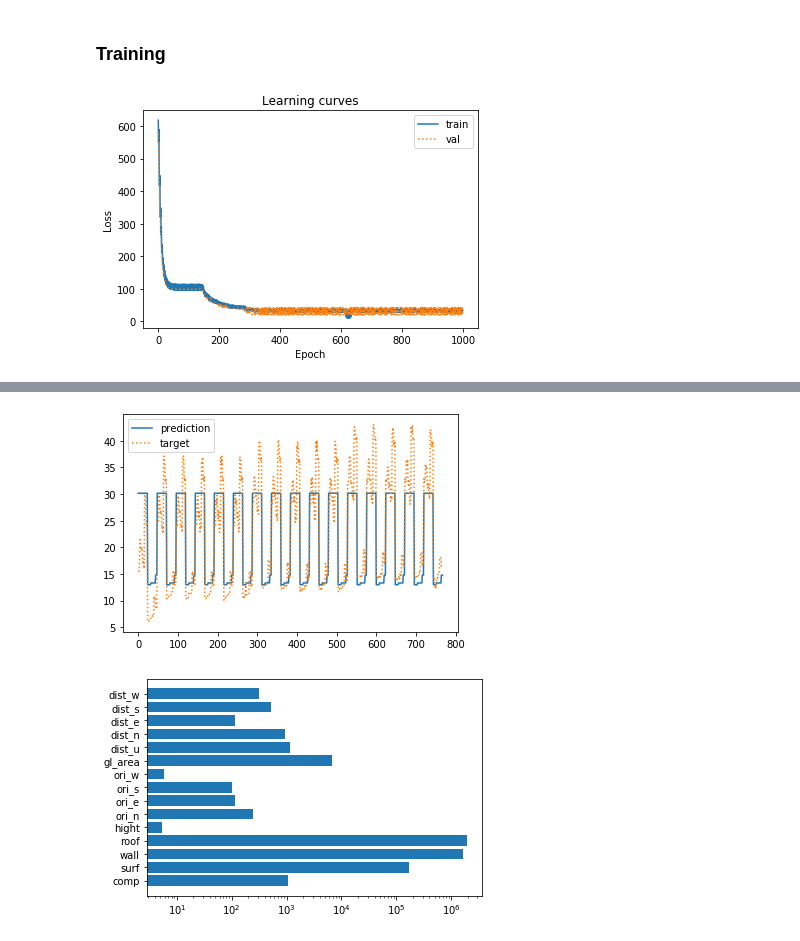
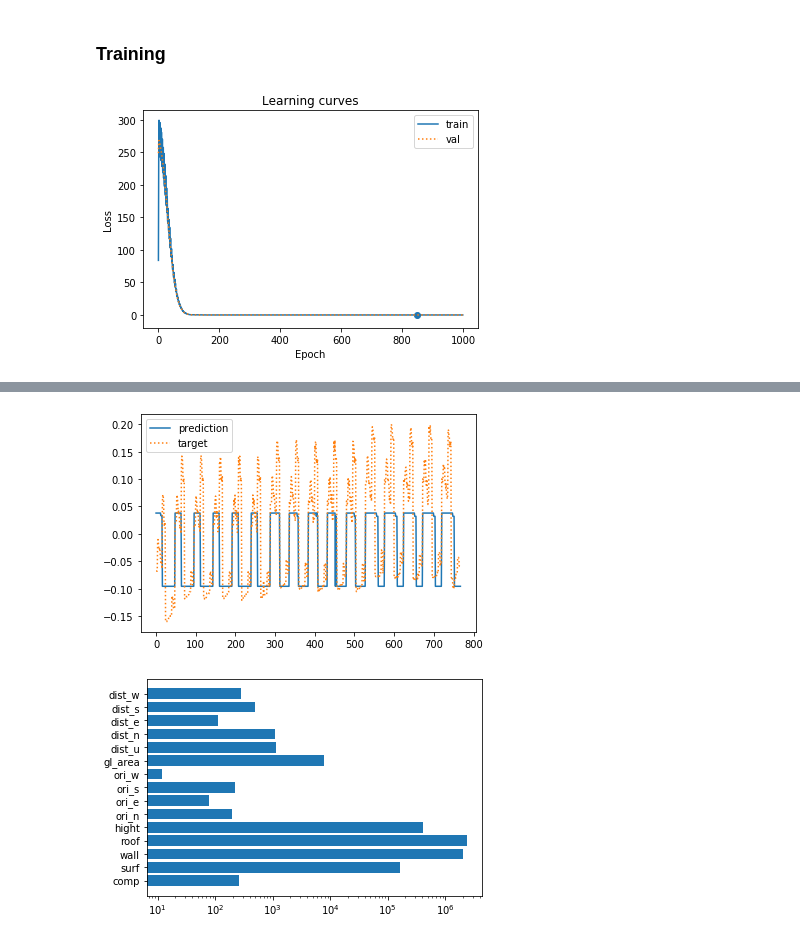
Before and after one commit to bugerry87/fcnn_scratch, a Jupyter notebook: NeuralNetwork.ipynb, the cells around one changed output, grey strips where cells are left out. Cells and saved outputs as stored; diff of their text form; code cells hidden in the pictures.

```diff
--- a/NeuralNetwork.ipynb
+++ b/NeuralNetwork.ipynb
@@ -256,9 +256,18 @@ def split_data(data, N):
     val = data[split:]
     return train, val, shuffle
 
+def normalize_data(data, mean=None, var=None):
+    mean = mean if not mean is None else np.mean(data, axis=0)
+    var = var if not var is None else np.var(data, axis=0)
+    data = (data - mean) * (var!=0) / (var + (var==0))
+    return data, mean, var
+
 data, N = unpack_EnergyEfficiency_data()
 train, val, shuffle = split_data(data, N)
+train, mean, var = normalize_data(train)
+val, _, _ = normalize_data(val, mean, var)
+data, _, _ = normalize_data(data, mean, var)
 
 #test
-print(data[:5])
+print(data[:3])
 # %% [output]
@@ -395,7 +409,7 @@ load(nn, "test.pkl")
 ### Training
 # %%
 #reset the model
-nn, Model, Layers = init_network(1000, 100)
+nn, Model = init_network(1000, 100)
 
 def run_training(nn, lr, lr_dec):
     training = []
@@ -409,32 +423,32 @@ def run_training(nn, lr, lr_dec):
         cost += Z / train.shape[0]
         if nn.epoch > epoch:
             loss = 0
             epoch = nn.epoch
 
             for Zv in nn.val(nn.Out):
                 loss += Zv / val.shape[0]
 
             if best_loss is None or loss < best_loss:
                 best_loss = loss
                 best_epoch = epoch
                 copy(nn, Model)
 
             validation.append(loss)
             training.append(cost)
             cost = 0
     return training, validation, best_epoch, best_loss
 
-training, validation, best_epoch, best_loss = run_training(nn, 1e-5, 1e-5)
+training, validation, best_epoch, best_loss = run_training(nn, 1e-2, 1e-5)
 save(Model, "checkpoint.pkl")
 ax = plt.figure().subplots(1)
 ax.plot(range(nn.epoch), training, label='train')
 ax.plot(range(nn.epoch), validation, ':', label='val')
 ax.scatter(best_epoch, best_loss)
 ax.set_xlabel("Epoch")
 ax.set_ylabel("Loss")
 plt.title("Learning curves")
 plt.legend()
 plt.show()
 print("Best Epoch:", best_epoch, "with a Loss of:", best_loss)
 # %% [output]
-[figure, old version]
+[figure, new version]
@@ -455,7 +469,7 @@ plt.plot(range(N), target, label='target', linestyle=':')
 plt.legend()
 plt.show()
 # %% [output]
-[figure, old version]
+[figure, new version]
 # %%
 invar = np.var(nn.In.w, axis=1)
 y_pos = np.arange(invar.size)
@@ -469,4 +483,4 @@ plt.xscale('log')
 plt.yticks(y_pos, labels)
 plt.show()
 # %% [output]
-[figure, old version]
+[figure, new version]
```
Also changed, not shown: parts of 3 cells of this notebook.
